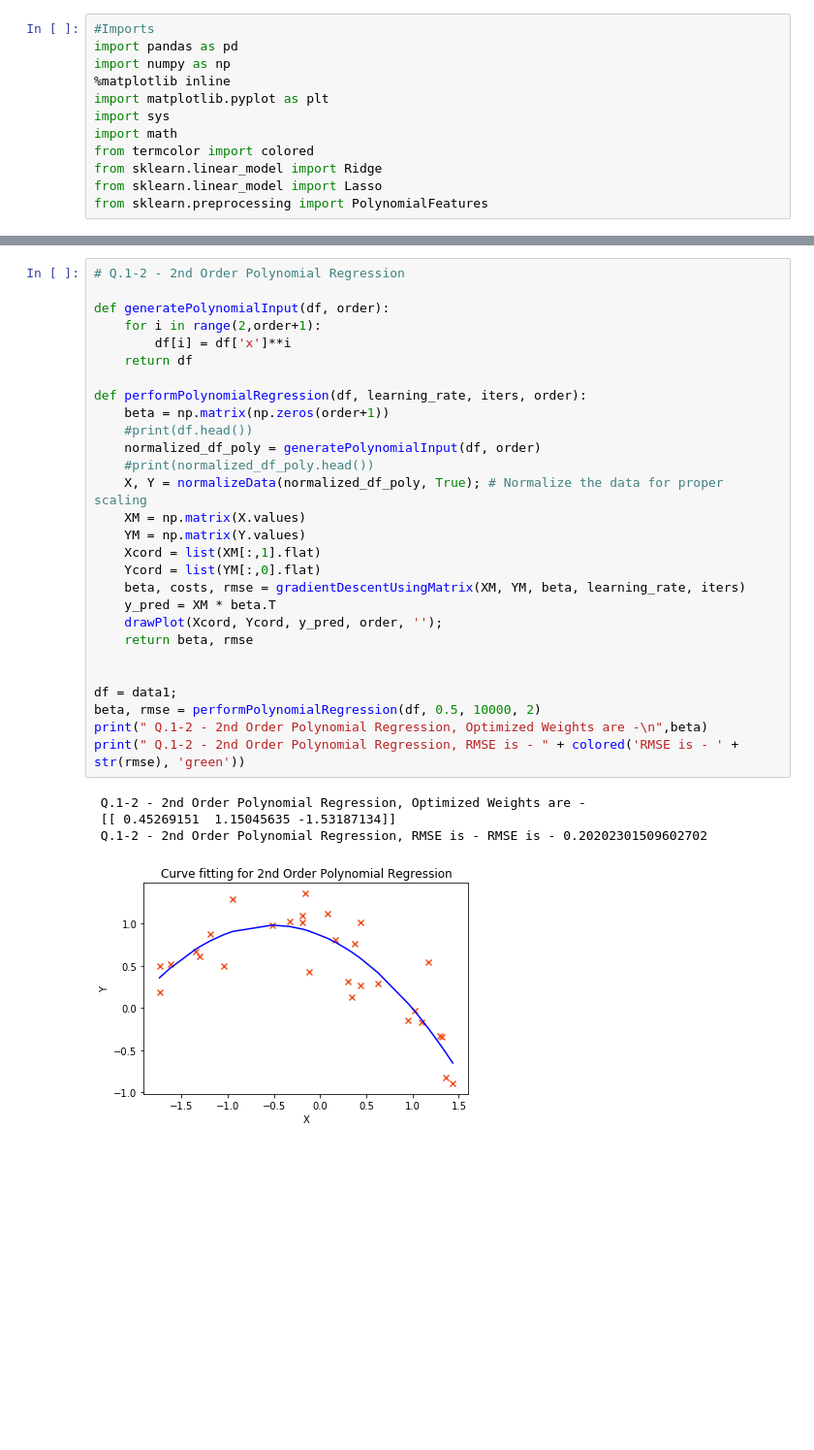
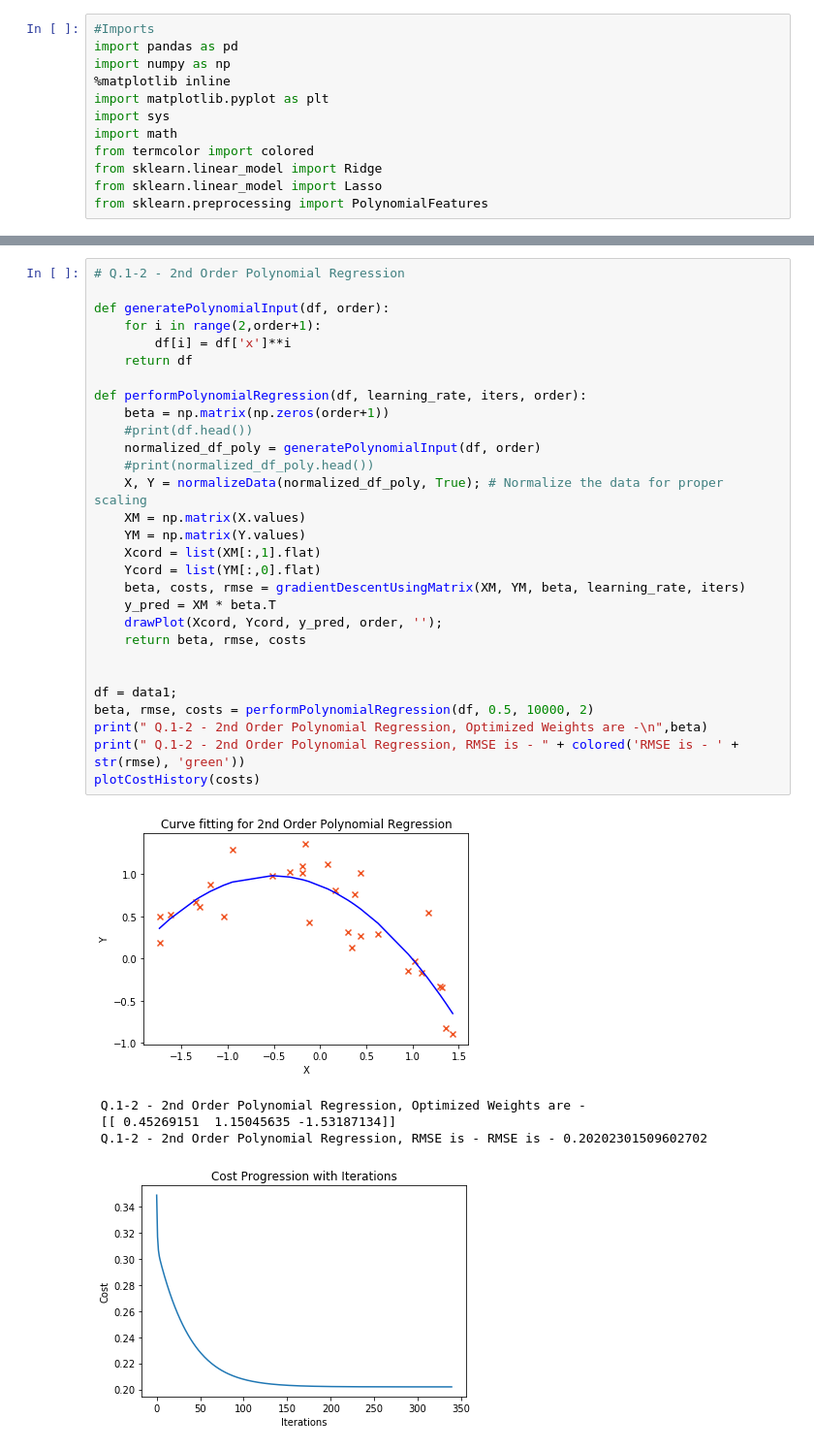
Before and after one commit to MeenakshiParyani/Polynomial-Regression, a Jupyter notebook: Polynomial-Regression.ipynb, the cells around one changed output, grey strips where cells are left out. Shown: that part at 97% size. Cells and saved outputs as stored; diff of their text form; blank space fills up the shorter version.

```diff
--- a/Polynomial-Regression.ipynb
+++ b/Polynomial-Regression.ipynb
@@ -89,36 +97,38 @@ print(" Q.1-1 - 1st Order Polynomial Regression, RMSE is - " + colored('RMSE is
 # %%
 # Q.1-2 - 2nd Order Polynomial Regression
 
 def generatePolynomialInput(df, order):
     for i in range(2,order+1):
         df[i] = df['x']**i
     return df
 
 def performPolynomialRegression(df, learning_rate, iters, order):
     beta = np.matrix(np.zeros(order+1))
     #print(df.head())
     normalized_df_poly = generatePolynomialInput(df, order)
     #print(normalized_df_poly.head())
     X, Y = normalizeData(normalized_df_poly, True); # Normalize the data for proper scaling
     XM = np.matrix(X.values)
     YM = np.matrix(Y.values)
     Xcord = list(XM[:,1].flat)
     Ycord = list(YM[:,0].flat)
     beta, costs, rmse = gradientDescentUsingMatrix(XM, YM, beta, learning_rate, iters)
     y_pred = XM * beta.T
     drawPlot(Xcord, Ycord, y_pred, order, '');
-    return beta, rmse
+    return beta, rmse, costs
 
 
 df = data1;
-beta, rmse = performPolynomialRegression(df, 0.5, 10000, 2)
+beta, rmse, costs = performPolynomialRegression(df, 0.5, 10000, 2)
 print(" Q.1-2 - 2nd Order Polynomial Regression, Optimized Weights are -\n",beta)
 print(" Q.1-2 - 2nd Order Polynomial Regression, RMSE is - " + colored('RMSE is - ' + str(rmse), 'green'))
+plotCostHistory(costs)
 # %% [output]
+[figure]
  Q.1-2 - 2nd Order Polynomial Regression, Optimized Weights are -
  [[ 0.45269151  1.15045635 -1.53187134]]
  Q.1-2 - 2nd Order Polynomial Regression, RMSE is - RMSE is - 0.20202301509602702
-[figure]
+[figure, added]
 # %%
 # Q.1-3 - 4th Order Polynomial Regression
 
```
Also changed, not shown: parts of 7 cells of this notebook.
